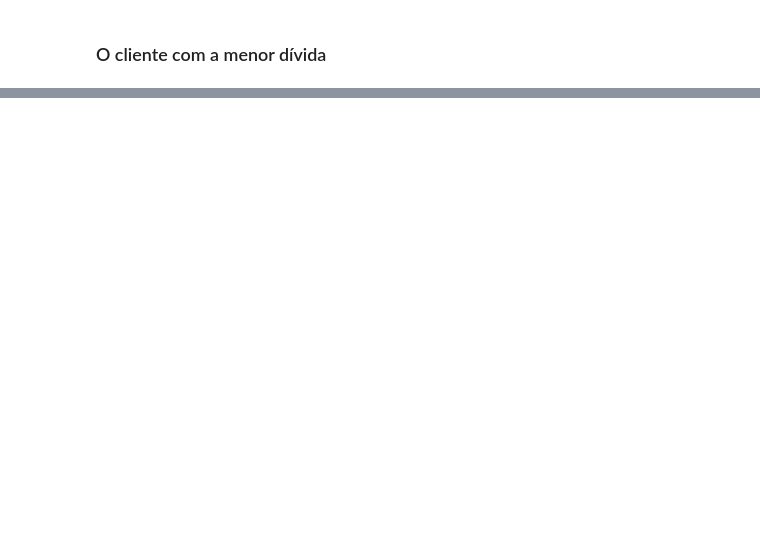
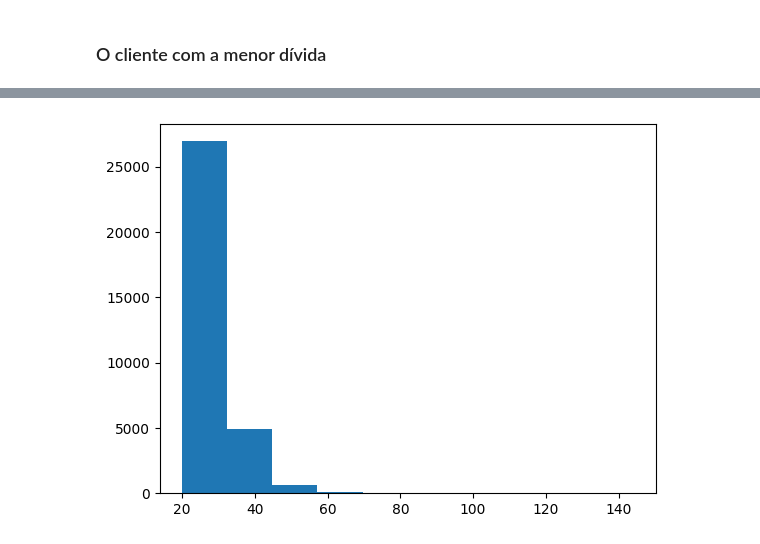
Before and after one commit to Felipex99/Estudos, a Jupyter notebook: Machine Learning e Data Science com Python de A a Z/Código/ImportandoLib.ipynb, the cells around one changed output, grey strips where cells are left out. Cells and saved outputs as stored; diff of their text form; code cells hidden in the pictures; blank space fills up the shorter version.

```diff
--- a/Machine Learning e Data Science com Python de A a Z/Código/ImportandoLib.ipynb
+++ b/Machine Learning e Data Science com Python de A a Z/Código/ImportandoLib.ipynb
@@ -52,0 +101,4 @@ TypeError: 'Index' object is not callable
+# %%
+plt.hist(dataset["person_age"]);
+# %% [output]
+[figure, added]
```
Also changed, not shown: parts of 11 cells of this notebook.
